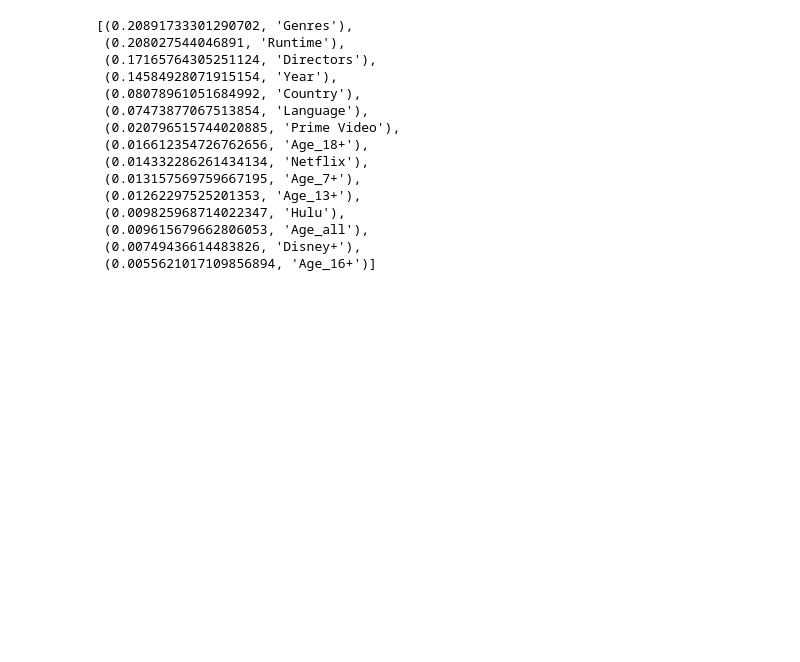
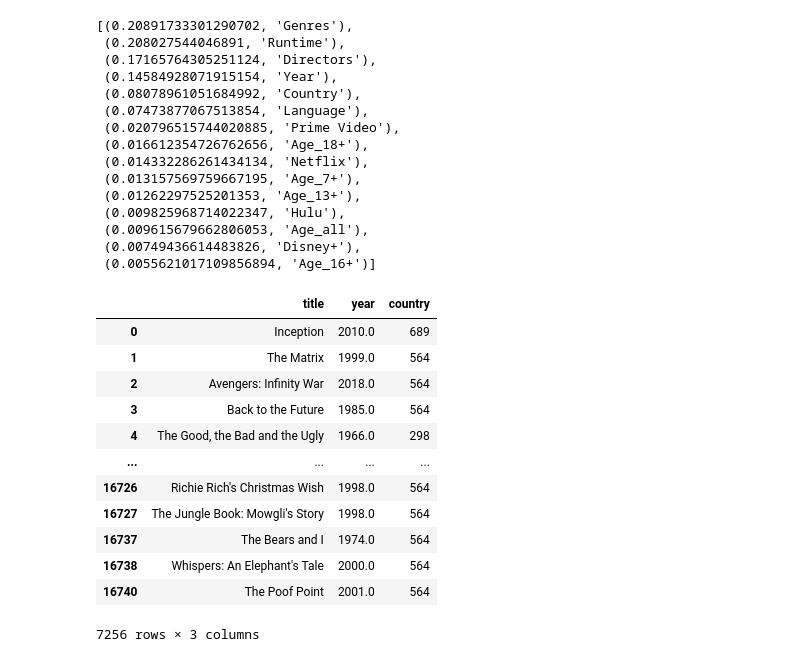
Before and after one commit to daytwu/Movies_Analysis, a Jupyter notebook: movies_random_forest.ipynb, the cells around one changed output. Drawn from its saved outputs; the diff is of its cells as text; code cells hidden in the pictures; blank space fills up the shorter version.

```diff
--- a/movies_random_forest.ipynb
+++ b/movies_random_forest.ipynb
@@ -234,13 +234,36 @@ sorted(zip(rf_model.feature_importances_, X.columns), reverse=True)
  (0.00749436614483826, 'Disney+'),
  (0.0055621017109856894, 'Age_16+')]
 # %%
+
+
 movie_platforms = movies_df[['Title', 'Netflix', 'Hulu', 'Prime Video', 'Disney+']]
 
-release_years = movies_df[['Title', 'Year']]
+years_cntry = df2[['Title', 'Year', 'Country']]
 
 
 movie_age_rating = df2[['Title', 'Age_13+', 'Age_16+', 'Age_18+', 'Age_7+', 'Age_all']]
 
 drts_gnrs_rntm = movies_df[['Title', 'Directors', 'Genres', 'Runtime']]
 
 drts_gnrs_rntm_encoded = df2[['Title', 'Directors', 'Genres', 'Runtime']]
+
+df_list = [movie_platforms, years_cntry, movie_age_rating, drts_gnrs_rntm, drts_gnrs_rntm_encoded]
+
+for df in df_list:
+    df.columns = df.columns.str.lower()
+
+years_cntry
+# %% [output]
+|  | title | year | country |
+| 0 | Inception | 2010.0 | 689 |
+| 1 | The Matrix | 1999.0 | 564 |
+| 2 | Avengers: Infinity War | 2018.0 | 564 |
+| 3 | Back to the Future | 1985.0 | 564 |
+| 4 | The Good, the Bad and the Ugly | 1966.0 | 298 |
+| ... | ... | ... | ... |
+| 16726 | Richie Rich's Christmas Wish | 1998.0 | 564 |
+| 16727 | The Jungle Book: Mowgli's Story | 1998.0 | 564 |
+| 16737 | The Bears and I | 1974.0 | 564 |
+| 16738 | Whispers: An Elephant's Tale | 2000.0 | 564 |
+| 16740 | The Poof Point | 2001.0 | 564 |
+7256 rows × 3 columns
```
Also changed, not shown: parts of 2 cells of this notebook.
